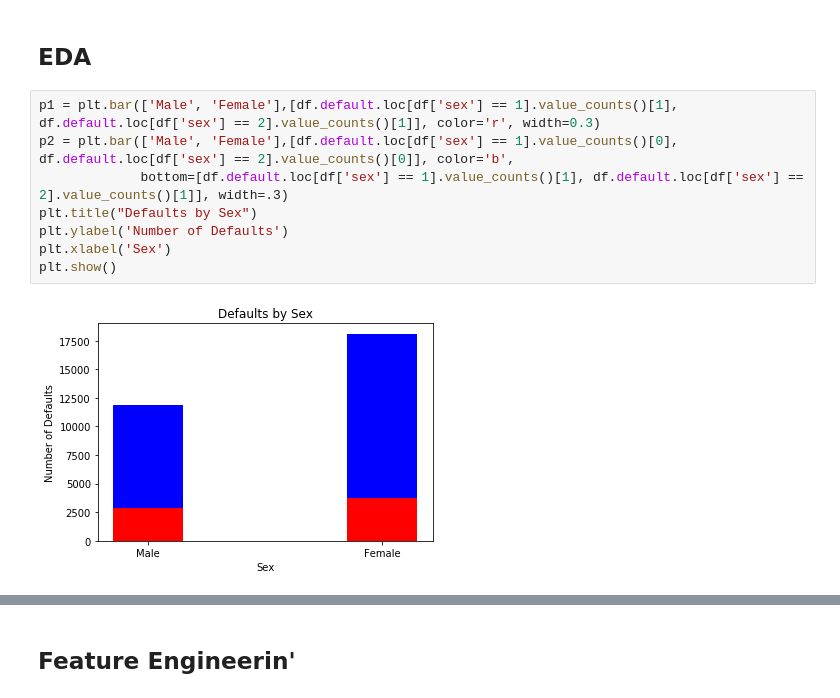
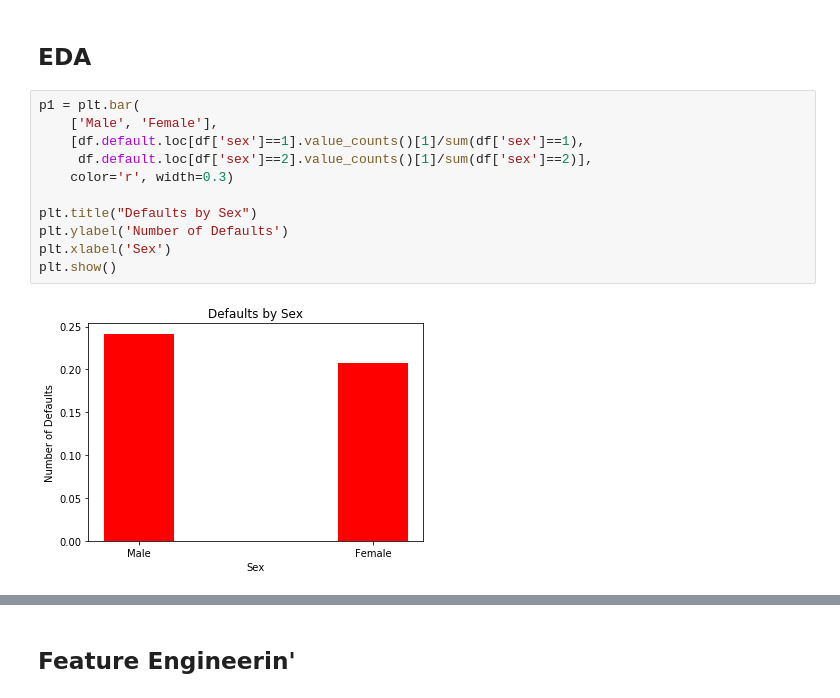
Before and after one commit to JoeSRead/Default-Detection, a Jupyter notebook: master.ipynb, the cells around one changed output, grey strips where cells are left out. Drawn from its saved outputs; the diff is of its cells as text.

```diff
--- a/master.ipynb
+++ b/master.ipynb
@@ -38,12 +42,15 @@ for col in df.columns:
 # %% [markdown]
 ## EDA
 # %%
-p1 = plt.bar(['Male', 'Female'],[df.default.loc[df['sex'] == 1].value_counts()[1], df.default.loc[df['sex'] == 2].value_counts()[1]], color='r', width=0.3)
-p2 = plt.bar(['Male', 'Female'],[df.default.loc[df['sex'] == 1].value_counts()[0], df.default.loc[df['sex'] == 2].value_counts()[0]], color='b',
-             bottom=[df.default.loc[df['sex'] == 1].value_counts()[1], df.default.loc[df['sex'] == 2].value_counts()[1]], width=.3)
+p1 = plt.bar(
+    ['Male', 'Female'],
+    [df.default.loc[df['sex']==1].value_counts()[1]/sum(df['sex']==1),
+     df.default.loc[df['sex']==2].value_counts()[1]/sum(df['sex']==2)],
+    color='r', width=0.3)
+
 plt.title("Defaults by Sex")
 plt.ylabel('Number of Defaults')
 plt.xlabel('Sex')
 plt.show()
 # %% [output]
-[figure, old version]
+[figure, new version]
```
Also changed, not shown: parts of 13 cells of this notebook, 1 other file.
